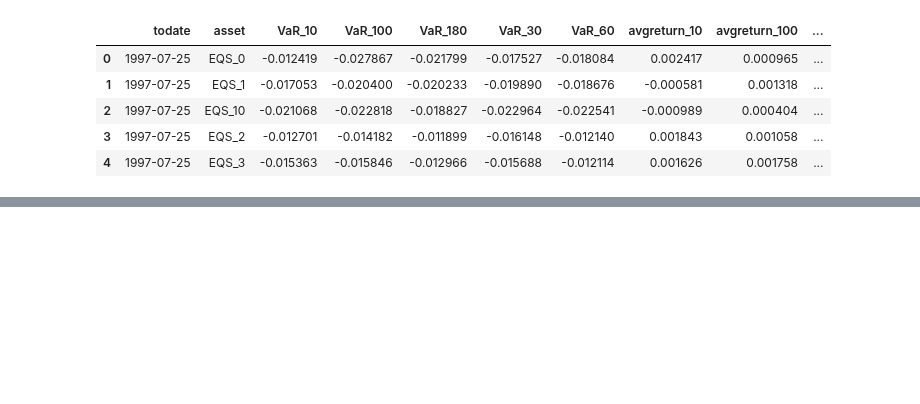
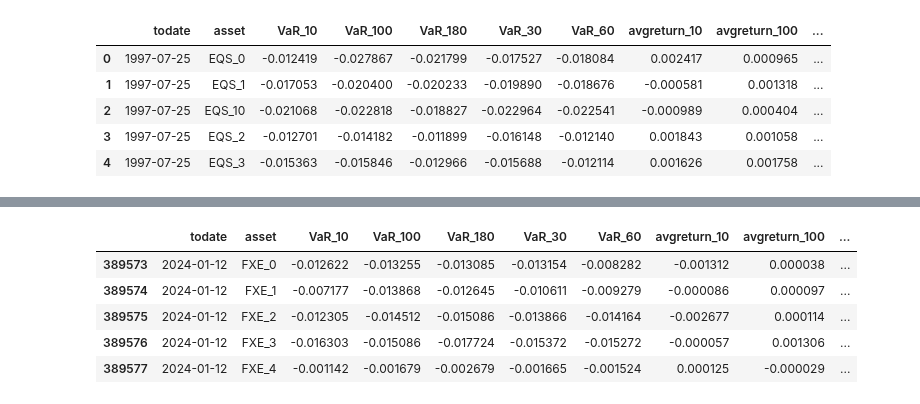
Before and after one commit to OscarAzrak/Master-thesis, a Jupyter notebook: Code.ipynb, the cells around one changed output, grey strips where cells are left out. Drawn from its saved outputs; the diff is of its cells as text; code cells hidden in the pictures; blank space fills up the shorter version.

```diff
--- a/Code.ipynb
+++ b/Code.ipynb
@@ -213,7 +192,7 @@ with open('final_df_m.pkl', 'wb') as f:
 final_df.to_csv('final_df_m.csv', index=False)
 # %%
 # only keep assets in list
-keep_assets = ['EQ', 'ËQS']
+keep_assets = []
 
 # if keep assets is empty, keep all assets otherwise only keep the assets from the list
 
@@ -253,9 +232,10 @@ shifta bak: (skifta period +- 1)
 # %%
+#Start by creating the Y-column of the ML model
 #vol10 is standard deviation for 10 days
 #avgreturn10 is average return for 10 days
 
 #create new column by shifting avgreturn10 by 1 day
-final_df['avgreturn10_shifted'] = final_df.groupby('asset')['avgreturn_10'].shift(1)
+final_df['avgreturn10_shifted'] = final_df.groupby('asset')['avgreturn_10'].shift(-8)
 
 #drop rows with NaN
 final_df = final_df.dropna()
@@ -285,0 +278,12 @@ final_df.to_csv('final_df_m.csv', index=False)
+# %%
+#drop columns asset, sharpe_ratio, sharpe_ratio_mean
+final_df = final_df.drop(columns=['sharpe_ratio', 'sharpe_ratio_mean', 'avgreturn10_shifted'])
+# %%
+final_df.tail()
+# %% [output]
+|  | todate | asset | VaR_10 | VaR_100 | VaR_180 | VaR_30 | VaR_60 | avgreturn_10 | avgreturn_100 | ... |
+| 389573 | 2024-01-12 | FXE_0 | -0.012622 | -0.013255 | -0.013085 | -0.013154 | -0.008282 | -0.001312 | 0.000038 | ... |
+| 389574 | 2024-01-12 | FXE_1 | -0.007177 | -0.013868 | -0.012645 | -0.010611 | -0.009279 | -0.000086 | 0.000097 | ... |
+| 389575 | 2024-01-12 | FXE_2 | -0.012305 | -0.014512 | -0.015086 | -0.013866 | -0.014164 | -0.002677 | 0.000114 | ... |
+| 389576 | 2024-01-12 | FXE_3 | -0.016303 | -0.015086 | -0.017724 | -0.015372 | -0.015272 | -0.000057 | 0.001306 | ... |
+| 389577 | 2024-01-12 | FXE_4 | -0.001142 | -0.001679 | -0.002679 | -0.001665 | -0.001524 | 0.000125 | -0.000029 | ... |
```
Also changed, not shown: parts of 10 cells of this notebook.
